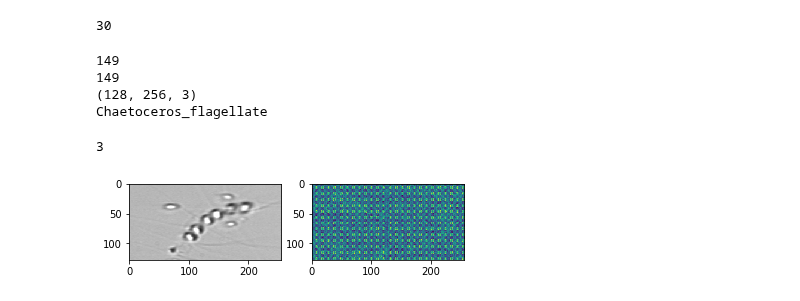
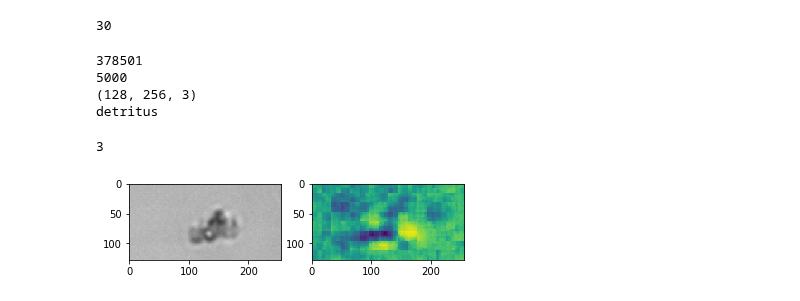
Before and after one commit to Saadmaghani/urfp-hab-plankton, a Jupyter notebook: autoencoder tester.ipynb, the cells around one changed output. Saved outputs shown, nothing was run; the diff lists cells and outputs as text; code cells hidden in the pictures.

```diff
--- a/autoencoder tester.ipynb
+++ b/autoencoder tester.ipynb
@@ -33,7 +33,7 @@ classes_30 = ["Asterionellopsis", "bad", "Chaetoceros", "Chaetoceros_flagellate"
 	"Dinobryon", "Ditylum", "Eucampia", "flagellate_sp3", "Guinardia_delicatula", "Guinardia_flaccida", "Guinardia_striata", "Heterocapsa_triquetra", "Laboea_strobila", "Leptocylindrus",
 	"pennate", "Phaeocystis", "Pleurosigma", "Prorocentrum", "Pseudonitzschia", "Skeletonema", "Thalassionema", "Thalassiosira", "Thalassiosira_dirty", "Tintinnid"]
 
-classes_vae = ["Chaetoceros_flagellate"]
+classes_vae = ["detritus"]
 
 print(len(classes_30))
 # %% [output]
@@ -118,7 +118,7 @@ trainer = Trainer(HP_version = HP.version, epochs = HP.number_of_epochs, loss_fn
 model = CNN_VAE()
 
 
-path_to_statedict = "models/CNN_VAE_1.1-12.2.pth"
+path_to_statedict = "models/CNN_VAE_1.7-12.6.pth"
 
 if ".tar" in path_to_statedict:
     model = load_partial_model(model, path_to_statedict)
@@ -130,34 +130,34 @@ model.to(device)
 
 sample = model.get_sample()
 
 sample = sample.view(128, 256).data
 
 
 import random
 import matplotlib.pyplot as plt
 
 for data in testLoader:
     inputs, label = data['image'].to(device).float(), data['label']
     rand = random.randint(0,14)
     img = inputs[rand]
     lbl = label[rand]
     img = img.reshape((1,1,128,256))
     break
 
 np_img = img[0].repeat((3,1,1)).permute(1,2,0).detach().cpu().numpy()
 
 print(np_img.shape)
 print(lbl)
 
 fig, (ax1, ax2) = plt.subplots(1,2)
 ax1.imshow(np_img, cmap="gray")
 ax2.imshow(sample)
 
 3
 # %% [output]
-149
-149
+378501
+5000
 (128, 256, 3)
-Chaetoceros_flagellate
+detritus
 3
-[figure, old version]
+[figure, new version]
```
Also changed, not shown: 11 other files.
